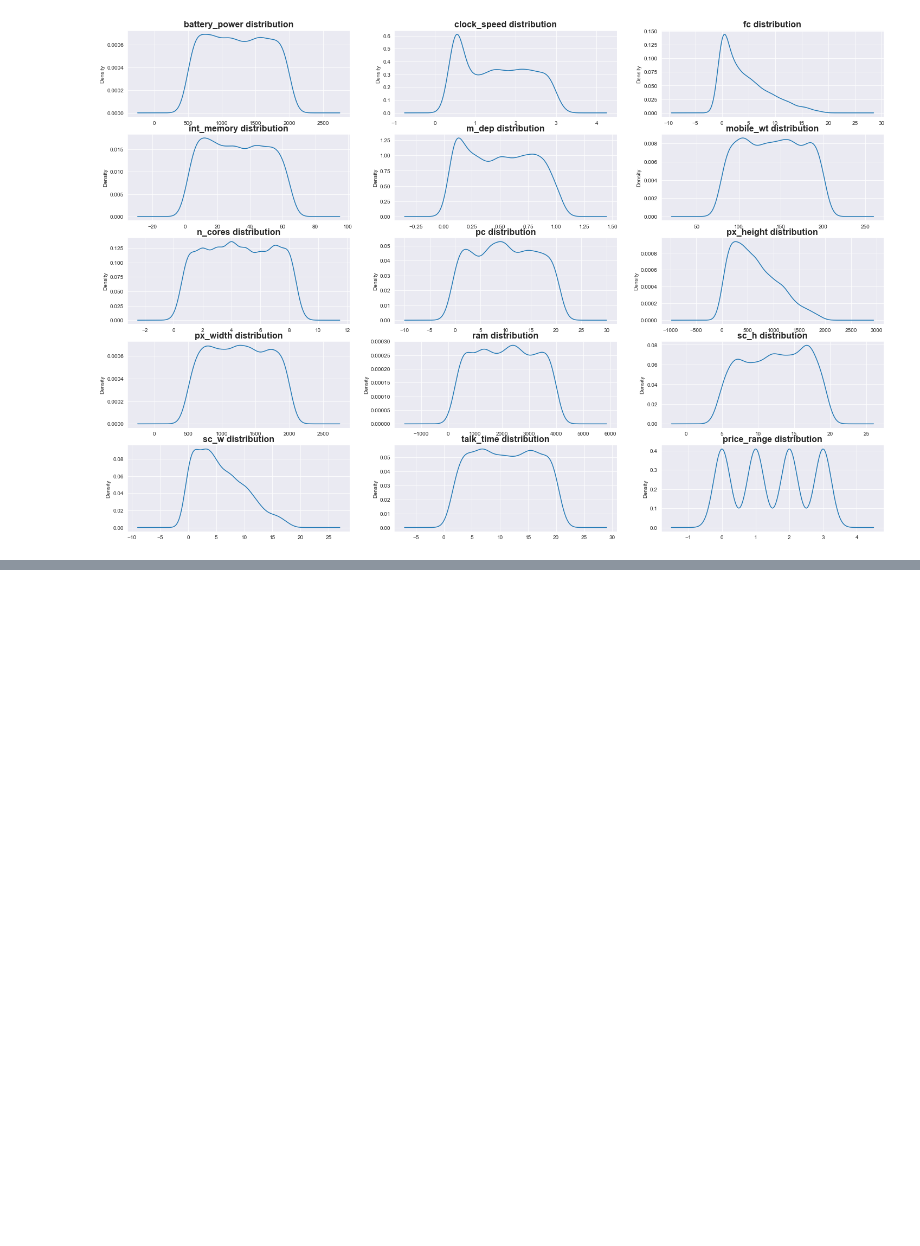
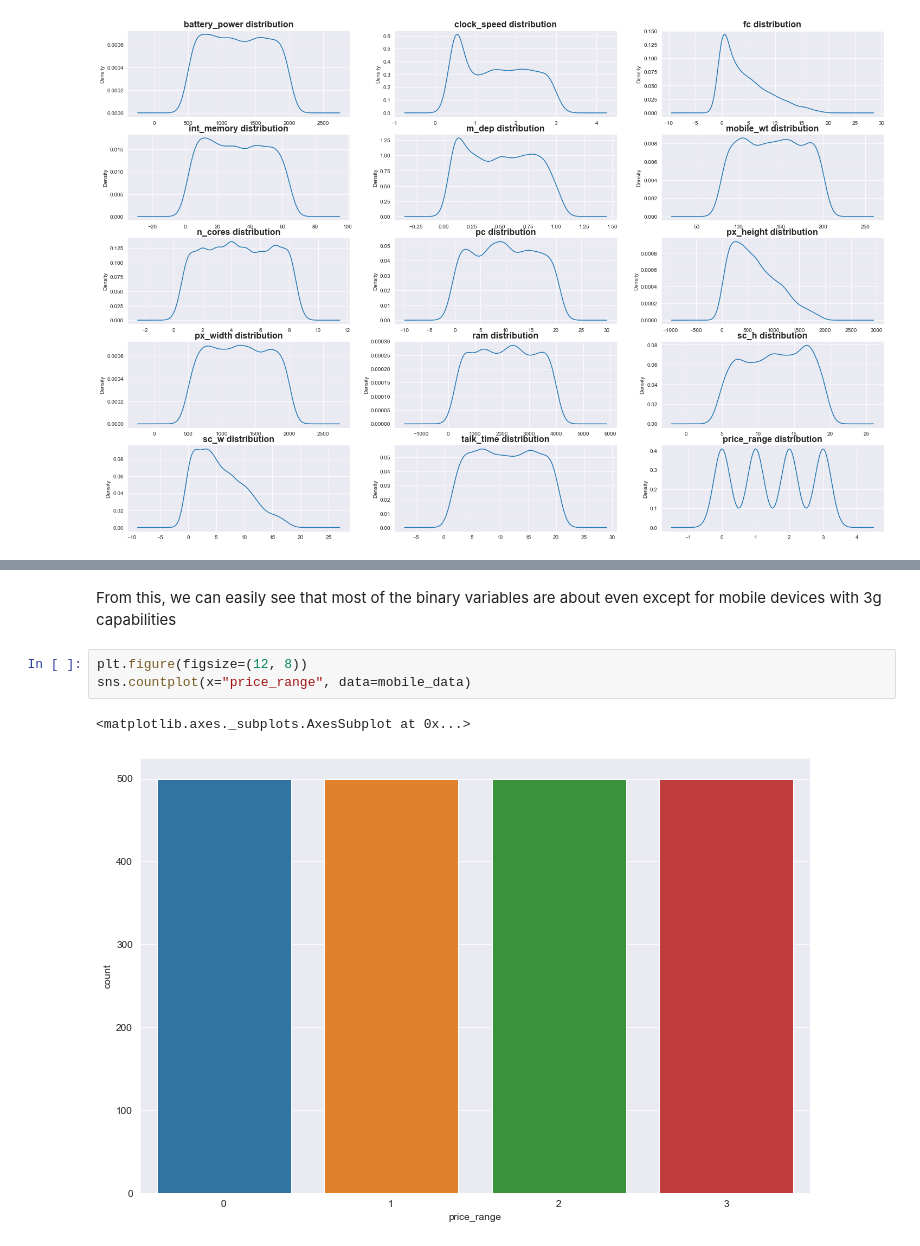
Before and after one commit to jordan-maulino/mobile_price, a Jupyter notebook: mobile_price.ipynb, the cells around one changed output, grey strips where cells are left out. Cells and saved outputs as stored; diff of their text form; blank space fills up the shorter version.

```diff
--- a/mobile_price.ipynb
+++ b/mobile_price.ipynb
@@ -190,0 +229,8 @@ for row in axes:
+# %% [markdown]
+From this, we can easily see that most of the binary variables are about even except for mobile devices with 3g capabilities
+# %%
+plt.figure(figsize=(12, 8))
+sns.countplot(x="price_range", data=mobile_data)
+# %% [output]
+<matplotlib.axes._subplots.AxesSubplot at 0x...>
+[figure, added]
```
Also changed, not shown: parts of 11 cells of this notebook.
